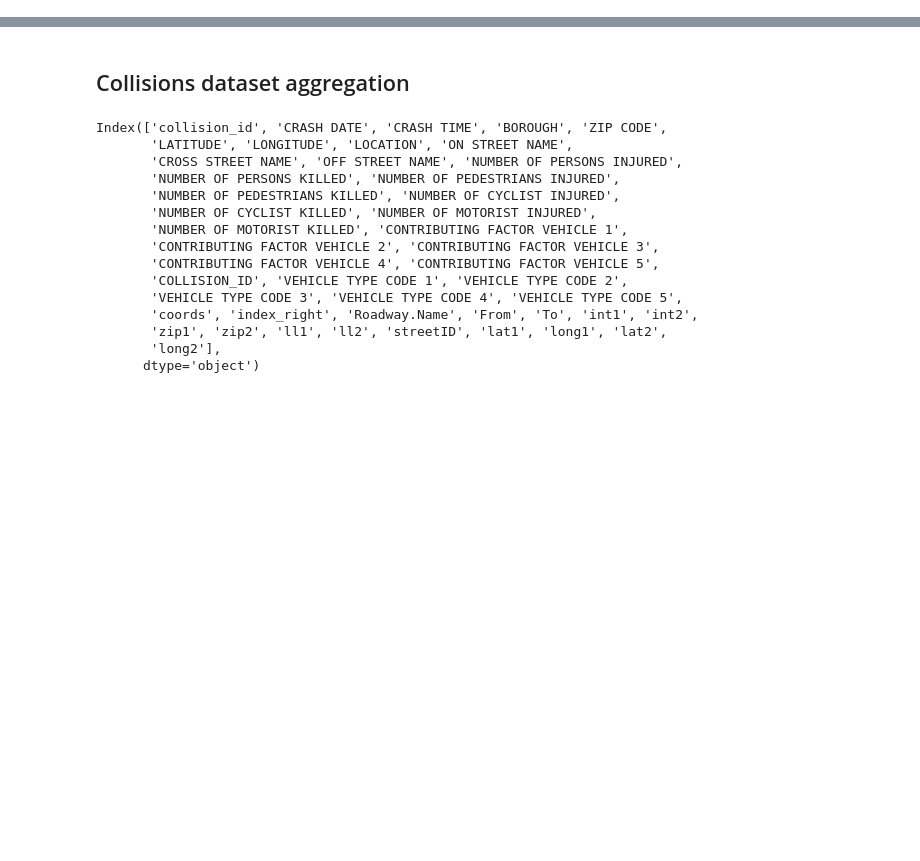
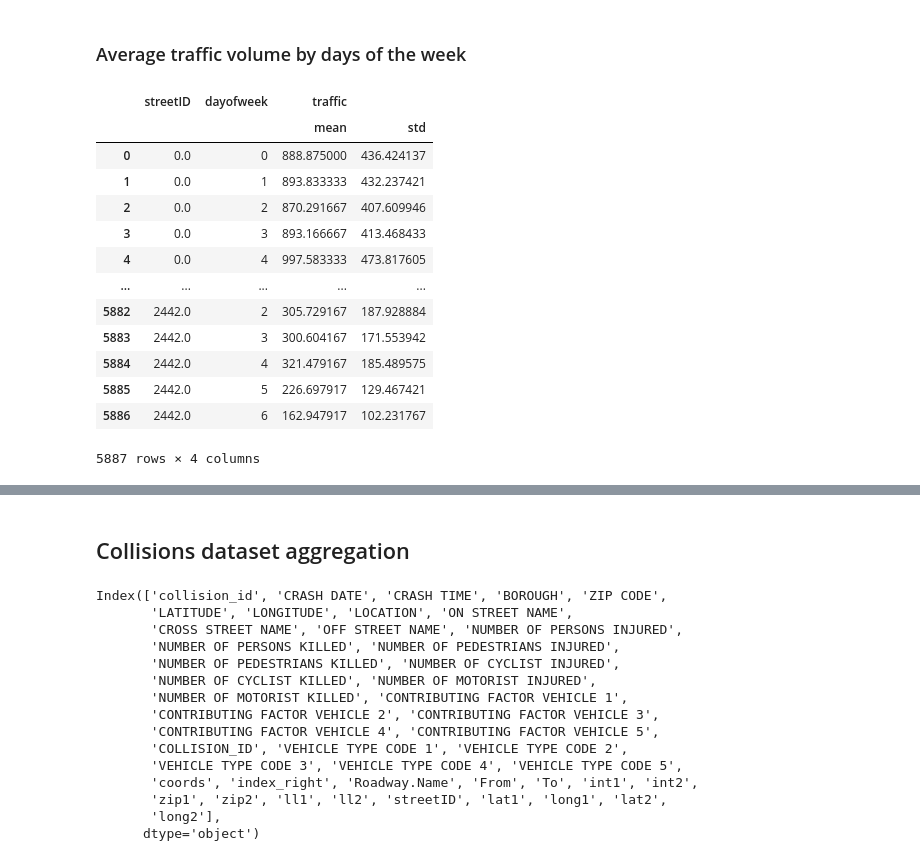
Before and after one commit to aj-cooke/NYC-Traffic-Accidents, a Jupyter notebook: abstract_street_analysis.ipynb, the cells around one changed output, grey strips where cells are left out. Cells and saved outputs as stored; diff of their text form; code cells hidden in the pictures; blank space fills up the shorter version.

```diff
--- a/abstract_street_analysis.ipynb
+++ b/abstract_street_analysis.ipynb
@@ -11,0 +56,21 @@ import matplotlib.pyplot as plt
+# %% [markdown]
+### Average traffic volume by days of the week
+# %%
+traffic_bydayofweek = traffic.groupby(by=['streetID', 'dayofweek']).agg({'traffic': ['mean', 'std']})
+traffic_bydayofweek = traffic_bydayofweek.reset_index()
+traffic_bydayofweek
+# %% [output]
+|  | streetID | dayofweek | traffic |  |
+|  |  |  | mean | std |
+| 0 | 0.0 | 0 | 888.875000 | 436.424137 |
+| 1 | 0.0 | 1 | 893.833333 | 432.237421 |
+| 2 | 0.0 | 2 | 870.291667 | 407.609946 |
+| 3 | 0.0 | 3 | 893.166667 | 413.468433 |
+| 4 | 0.0 | 4 | 997.583333 | 473.817605 |
+| ... | ... | ... | ... | ... |
+| 5882 | 2442.0 | 2 | 305.729167 | 187.928884 |
+| 5883 | 2442.0 | 3 | 300.604167 | 171.553942 |
+| 5884 | 2442.0 | 4 | 321.479167 | 185.489575 |
+| 5885 | 2442.0 | 5 | 226.697917 | 129.467421 |
+| 5886 | 2442.0 | 6 | 162.947917 | 102.231767 |
+5887 rows × 4 columns
```
Also changed, not shown: parts of 11 cells of this notebook, 2 other files.
